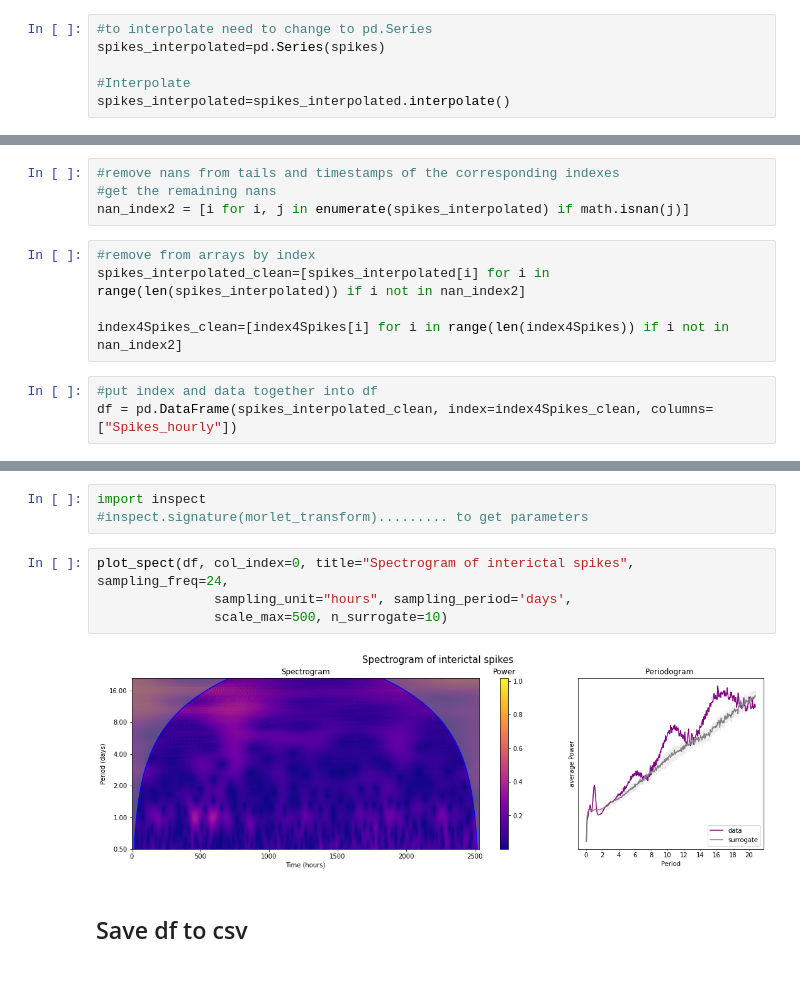
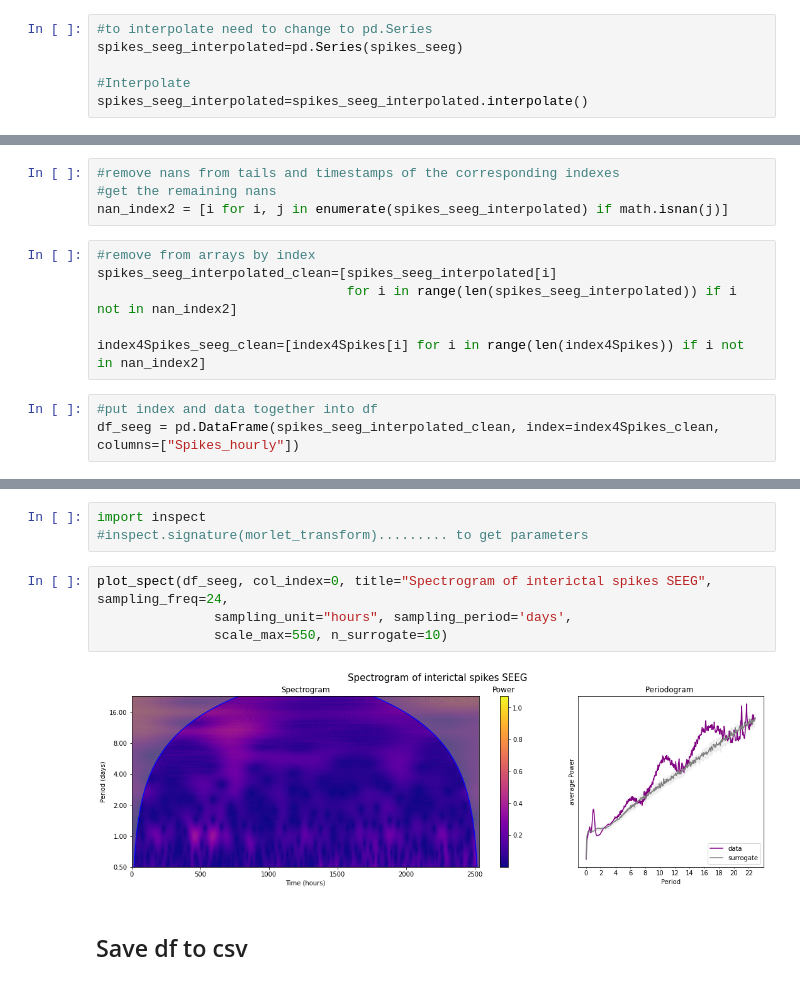
Before and after one commit to Ponyo2311/BioRhythms, a Jupyter notebook: icterSpikes_mice_3months.ipynb, the cells around one changed output, grey strips where cells are left out. Saved outputs shown, nothing was run; the diff lists cells and outputs as text.

```diff
--- a/icterSpikes_mice_3months.ipynb
+++ b/icterSpikes_mice_3months.ipynb
@@ -147,8 +164,8 @@ nan_index[:20]
 + cut nans if on the beginning of end of data - can't be interpolated
 # %%
 #to interpolate need to change to pd.Series
-spikes_interpolated=pd.Series(spikes)
+spikes_seeg_interpolated=pd.Series(spikes_seeg)
 
 #Interpolate
-spikes_interpolated=spikes_interpolated.interpolate()
+spikes_seeg_interpolated=spikes_seeg_interpolated.interpolate()
 # %%
@@ -174,15 +191,16 @@ dtype: float64
 # %%
 #remove nans from tails and timestamps of the corresponding indexes
 #get the remaining nans
-nan_index2 = [i for i, j in enumerate(spikes_interpolated) if math.isnan(j)]
+nan_index2 = [i for i, j in enumerate(spikes_seeg_interpolated) if math.isnan(j)]
 # %%
 #remove from arrays by index
-spikes_interpolated_clean=[spikes_interpolated[i] for i in range(len(spikes_interpolated)) if i not in nan_index2]
+spikes_seeg_interpolated_clean=[spikes_seeg_interpolated[i]
+                                for i in range(len(spikes_seeg_interpolated)) if i not in nan_index2]
 
-index4Spikes_clean=[index4Spikes[i] for i in range(len(index4Spikes)) if i not in nan_index2]
+index4Spikes_seeg_clean=[index4Spikes[i] for i in range(len(index4Spikes)) if i not in nan_index2]
 # %%
 #put index and data together into df
-df = pd.DataFrame(spikes_interpolated_clean, index=index4Spikes_clean, columns=["Spikes_hourly"])
+df_seeg = pd.DataFrame(spikes_seeg_interpolated_clean, index=index4Spikes_clean, columns=["Spikes_hourly"])
 # %% [markdown]
 ## Plot data + filter
 # %%
@@ -193,11 +211,11 @@ plot_DataFilter(df,0,order=3,fs=24,cutoff=1/4)
 import inspect
 #inspect.signature(morlet_transform)......... to get parameters
 # %%
-plot_spect(df, col_index=0, title="Spectrogram of interictal spikes", sampling_freq=24,
+plot_spect(df_seeg, col_index=0, title="Spectrogram of interictal spikes SEEG", sampling_freq=24,
                sampling_unit="hours", sampling_period='days',
-               scale_max=500, n_surrogate=10)
+               scale_max=550, n_surrogate=10)
 # %% [output]
-[figure, old version]
+[figure, new version]
 # %% [markdown]
 ## Save df to csv
 # %%
```
Also changed, not shown: parts of 31 cells of this notebook, 2 other files.
